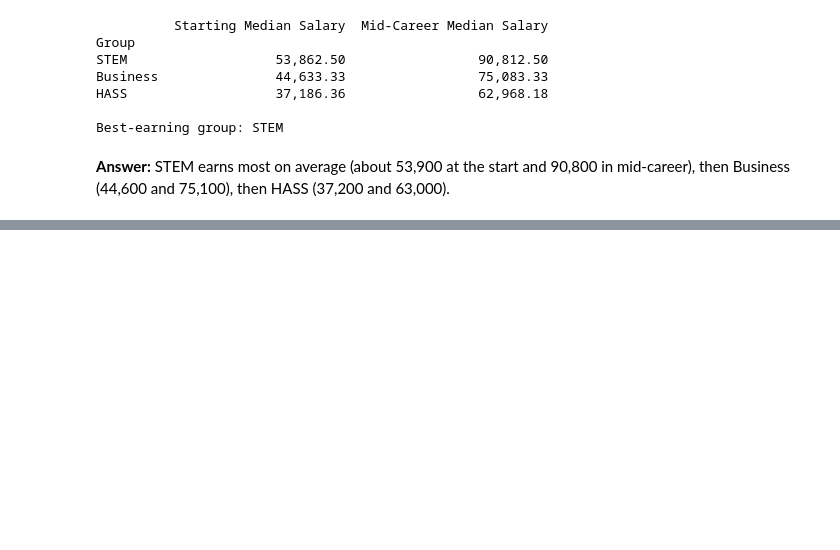
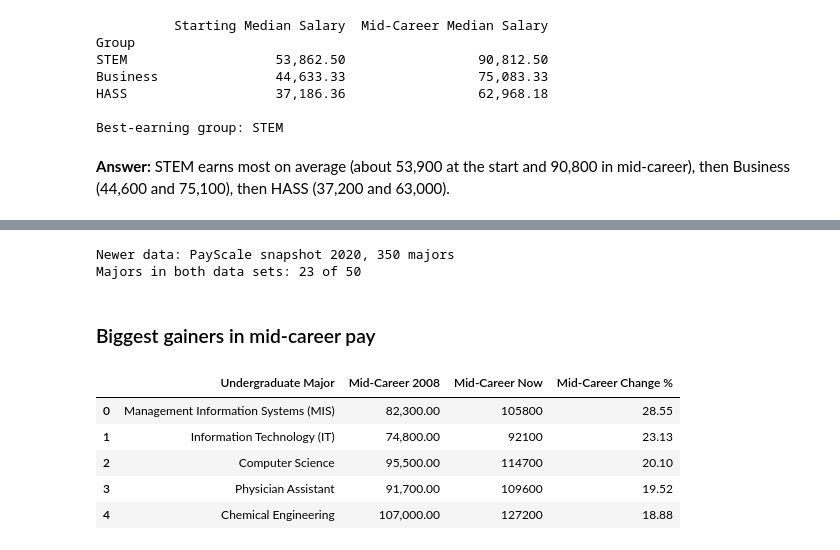
Before and after one commit to Tirsvad-Udemy-100-days-of-code/072-data-exploration-with-pandas, a Jupyter notebook: notebooks/day_72_data_exploration.ipynb, the cells around one changed output, grey strips where cells are left out. Saved outputs shown, nothing was run; the diff lists cells and outputs as text; code cells hidden in the pictures; blank space fills up the shorter version.

```diff
--- a/notebooks/day_72_data_exploration.ipynb
+++ b/notebooks/day_72_data_exploration.ipynb
@@ -268,0 +275,22 @@ Best-earning group: STEM
+# %%
+from college_majors.application import comparison
+from college_majors.infrastructure.csv_repository import read_payscale_majors
+
+newer_df = read_payscale_majors()
+compared = comparison.compare_with_2008(clean_df, newer_df)
+print(f'Newer data: PayScale snapshot {comparison.snapshot_year(newer_df)}, {len(newer_df)} majors')
+print(f'Majors in both data sets: {len(compared)} of {len(clean_df)}')
+# %% [output]
+Newer data: PayScale snapshot 2020, 350 majors
+Majors in both data sets: 23 of 50
+# %% [markdown]
+### Biggest gainers in mid-career pay
+# %%
+comparison.biggest_gainers(compared)
+# %% [output]
+|  | Undergraduate Major | Mid-Career 2008 | Mid-Career Now | Mid-Career Change % |
+| 0 | Management Information Systems (MIS) | 82,300.00 | 105800 | 28.55 |
+| 1 | Information Technology (IT) | 74,800.00 | 92100 | 23.13 |
+| 2 | Computer Science | 95,500.00 | 114700 | 20.10 |
+| 3 | Physician Assistant | 91,700.00 | 109600 | 19.52 |
+| 4 | Chemical Engineering | 107,000.00 | 127200 | 18.88 |
```
Also changed, not shown: parts of 7 cells of this notebook, 24 other files.
